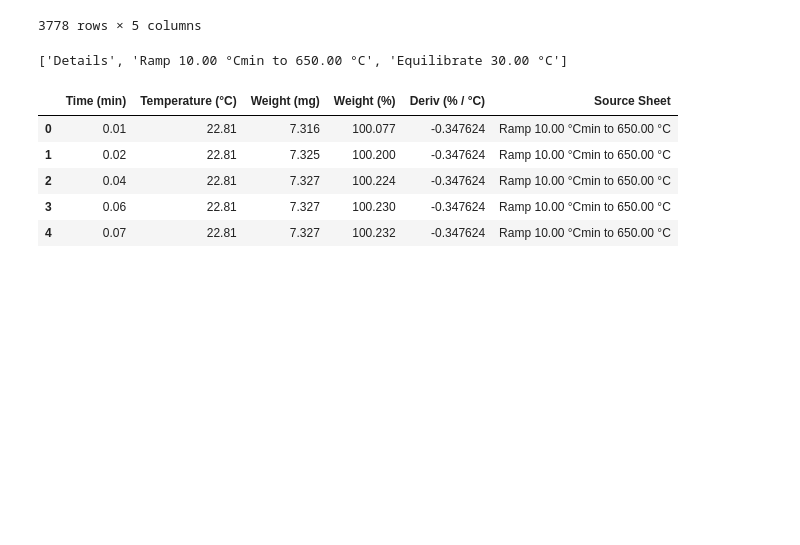
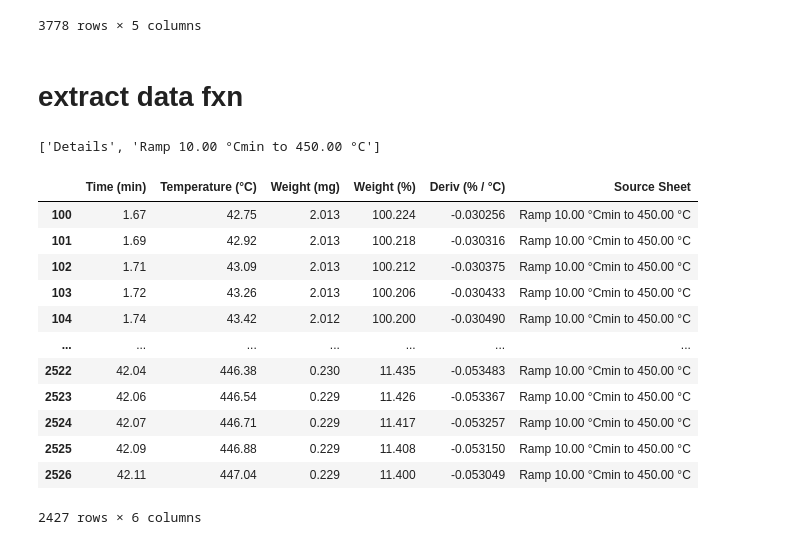
Before and after one commit to maurielle-noto/ionic-liquid-characterization, a Jupyter notebook: dataanalysis.ipynb, the cells around one changed output. Saved outputs shown, nothing was run; the diff lists cells and outputs as text; code cells hidden in the pictures; blank space fills up the shorter version.

```diff
--- a/dataanalysis.ipynb
+++ b/dataanalysis.ipynb
@@ -31,6 +33,8 @@ tga_df
 | 3776 | 62.92 | 647.62 | 0.002 | 0.032 | 0.001189 |
 | 3777 | 62.94 | 647.78 | 0.002 | 0.032 | NaN |
 3778 rows × 5 columns
+# %% [markdown]
+# extract data fxn
 # %%
 
 # if you want a df of the details, use:
@@ -60,38 +64,45 @@ def extract_data(path):
             else:
                 new_columns.append(clean_col)
 
         # assign the new combined names back to the dataframe columns
         sheet_df.columns = new_columns
 
         # drop units row from the data
         sheet_df = sheet_df.drop(index=0).reset_index(drop=True)
 
         # add source sheet column
         sheet_df['Source Sheet'] = sheet
         df_list.append(sheet_df)
 
     # Vertically stack all the sheets together into one final df
     combined_df = pd.concat(df_list, ignore_index=True)
 
     # convert to float
     # errors='coerce' turns any unconvertible text or bad data into NaN safely
     for col in combined_df.columns:
         if col != 'Source Sheet':
             combined_df[col] = pd.to_numeric(combined_df[col], errors='coerce')
 
     # make sure source sheet is last column in final df
     cols = [col for col in combined_df.columns if col != 'Source Sheet'] + ['Source Sheet']
     combined_df = combined_df[cols]
 
     return combined_df
 
-data_df = extract_data('/Users/mauriellenoto/Desktop/seager/ionicliquids/isn/TGA/2026-07-13/2026-07-13-TGA-UAFW.xls')
-data_df.head()
+data_df = extract_data('/Users/mauriellenoto/Desktop/seager/ionicliquids/isn/TGA/2026-07-13/2026-07-13-TGA-CitricGlycerol13.xls')
+data_df[100:]
 # %% [output]
-['Details', 'Ramp 10.00 °Cmin to 650.00 °C', 'Equilibrate 30.00 °C']
+['Details', 'Ramp 10.00 °Cmin to 450.00 °C']
 |  | Time (min) | Temperature (°C) | Weight (mg) | Weight (%) | Deriv (% / °C) | Source Sheet |
-| 0 | 0.01 | 22.81 | 7.316 | 100.077 | -0.347624 | Ramp 10.00 °Cmin to 650.00 °C |
-| 1 | 0.02 | 22.81 | 7.325 | 100.200 | -0.347624 | Ramp 10.00 °Cmin to 650.00 °C |
-| 2 | 0.04 | 22.81 | 7.327 | 100.224 | -0.347624 | Ramp 10.00 °Cmin to 650.00 °C |
-| 3 | 0.06 | 22.81 | 7.327 | 100.230 | -0.347624 | Ramp 10.00 °Cmin to 650.00 °C |
-| 4 | 0.07 | 22.81 | 7.327 | 100.232 | -0.347624 | Ramp 10.00 °Cmin to 650.00 °C |
+| 100 | 1.67 | 42.75 | 2.013 | 100.224 | -0.030256 | Ramp 10.00 °Cmin to 450.00 °C |
+| 101 | 1.69 | 42.92 | 2.013 | 100.218 | -0.030316 | Ramp 10.00 °Cmin to 450.00 °C |
+| 102 | 1.71 | 43.09 | 2.013 | 100.212 | -0.030375 | Ramp 10.00 °Cmin to 450.00 °C |
+| 103 | 1.72 | 43.26 | 2.013 | 100.206 | -0.030433 | Ramp 10.00 °Cmin to 450.00 °C |
+| 104 | 1.74 | 43.42 | 2.012 | 100.200 | -0.030490 | Ramp 10.00 °Cmin to 450.00 °C |
+| ... | ... | ... | ... | ... | ... | ... |
+| 2522 | 42.04 | 446.38 | 0.230 | 11.435 | -0.053483 | Ramp 10.00 °Cmin to 450.00 °C |
+| 2523 | 42.06 | 446.54 | 0.229 | 11.426 | -0.053367 | Ramp 10.00 °Cmin to 450.00 °C |
+| 2524 | 42.07 | 446.71 | 0.229 | 11.417 | -0.053257 | Ramp 10.00 °Cmin to 450.00 °C |
+| 2525 | 42.09 | 446.88 | 0.229 | 11.408 | -0.053150 | Ramp 10.00 °Cmin to 450.00 °C |
+| 2526 | 42.11 | 447.04 | 0.229 | 11.400 | -0.053049 | Ramp 10.00 °Cmin to 450.00 °C |
+2427 rows × 6 columns
```
Also changed, not shown: parts of 5 cells of this notebook.
